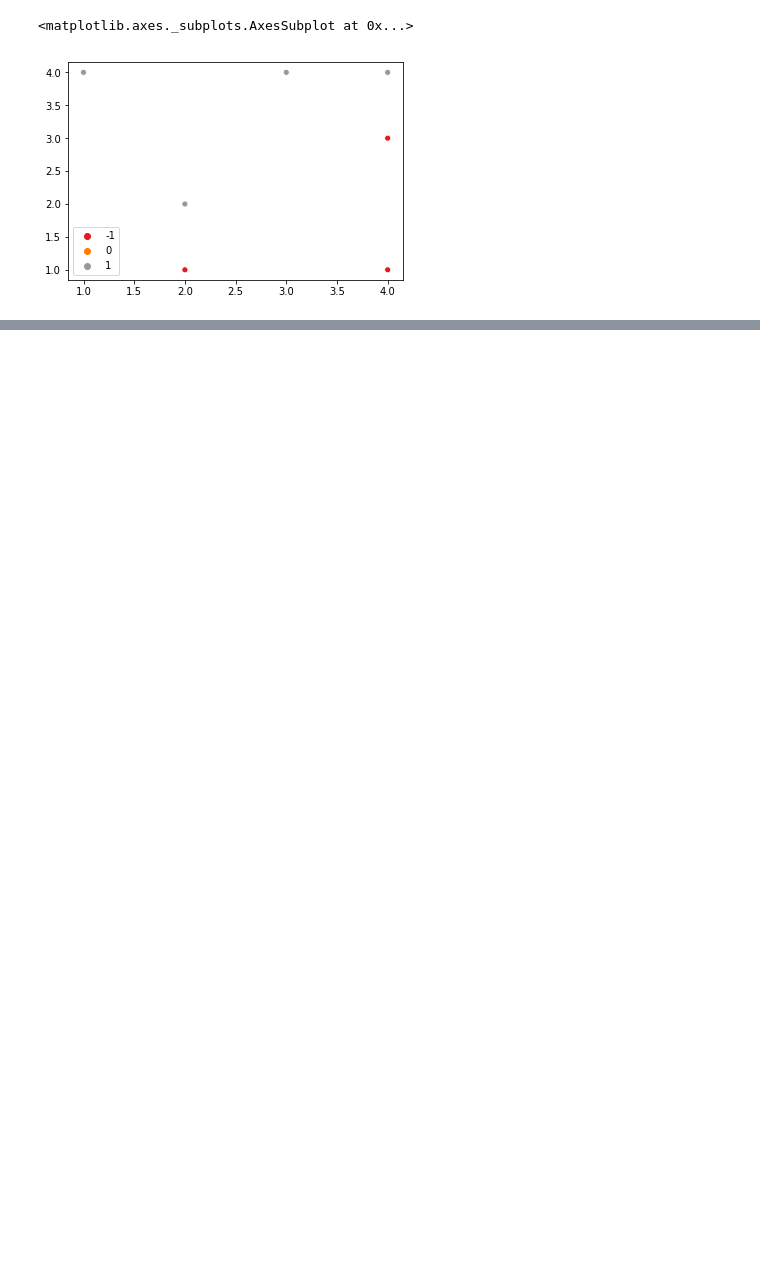
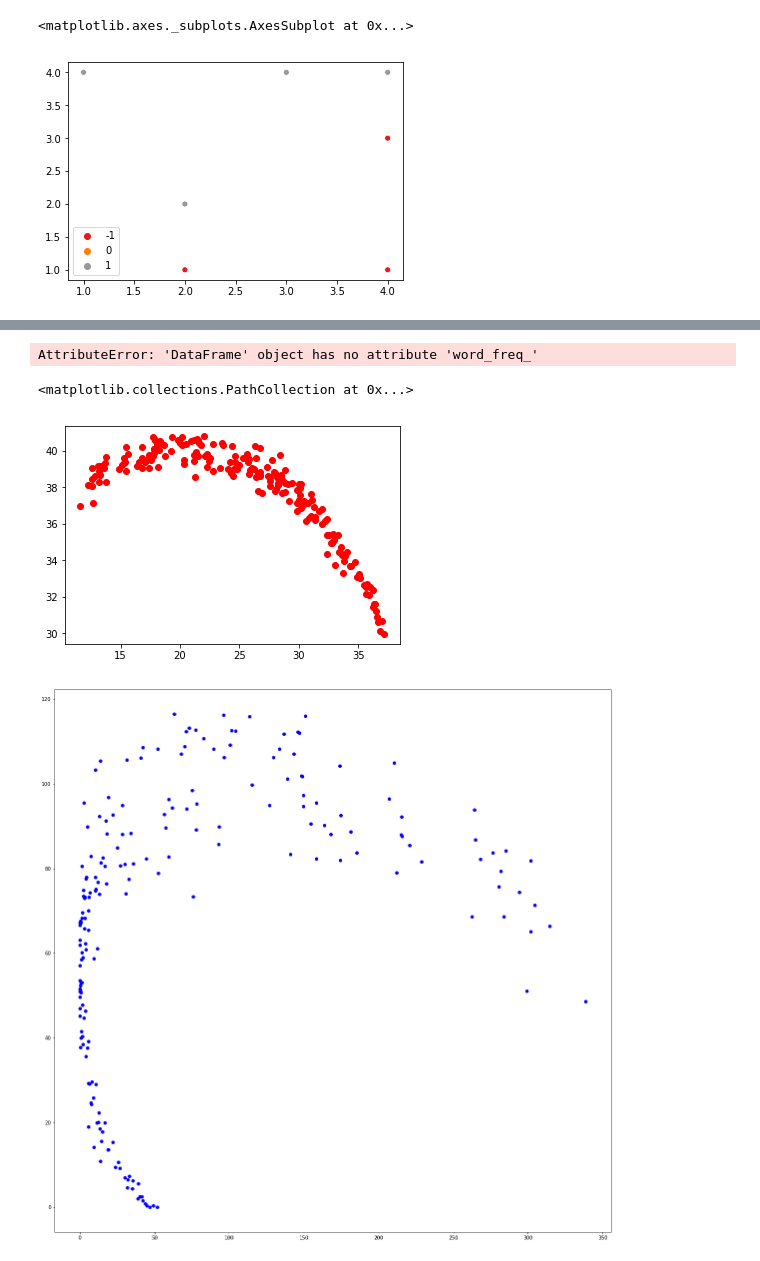
Before and after one commit to vamsigp/IIIT-B, a Jupyter notebook: 1. Statistics and Machine Learning/10. SVM/InVideo Questions.ipynb, the cells around one changed output, grey strips where cells are left out. Saved outputs shown, nothing was run; the diff lists cells and outputs as text; code cells hidden in the pictures; blank space fills up the shorter version.

```diff
--- a/1. Statistics and Machine Learning/10. SVM/InVideo Questions.ipynb
+++ b/1. Statistics and Machine Learning/10. SVM/InVideo Questions.ipynb
@@ -26,0 +41,20 @@ sns.scatterplot(x=x, y=y, hue=a,palette="Set1")
+# %%
+sns.scatterplot(x=df_spam.word_freq_)
+# %% [output]
+AttributeError: 'DataFrame' object has no attribute 'word_freq_'
+# %%
+import pandas as pd
+import numpy as np
+import matplotlib.pyplot as plt
+x=np.random.uniform(low=10, high=35, size=(200,)) + np.random.normal(loc=2, scale=0.5, size=200)
+y = np.sqrt(400 - (x-20)**2)+ np.random.normal(loc=20, scale=0.5, size=200)
+plt.scatter(x,y,color=['red'])
+plt.figure(figsize=(20,20))
+M=30
+p = (x-M)**2
+q = (y-M)**2
+plt.scatter(p,q,color=['blue'])
+# %% [output]
+<matplotlib.collections.PathCollection at 0x...>
+[figure, added]
+[figure, added]
```
Also changed, not shown: parts of 4 cells of this notebook, 5 other files.
